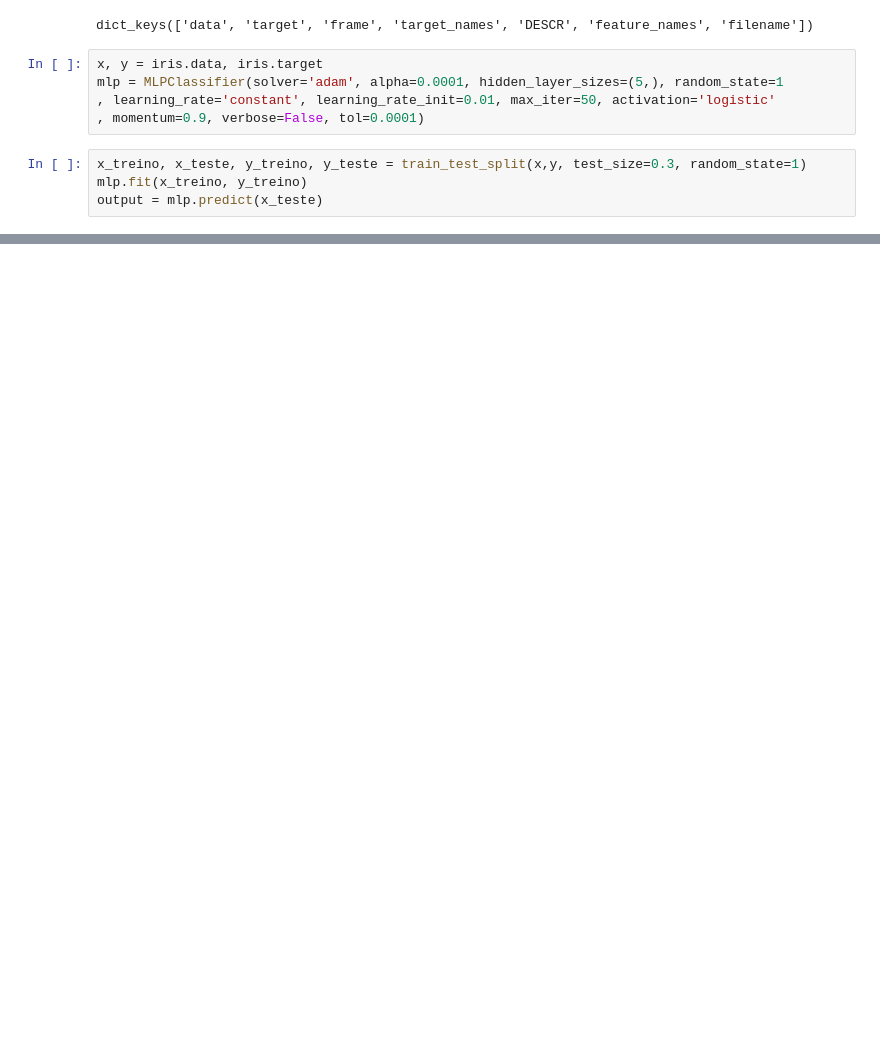
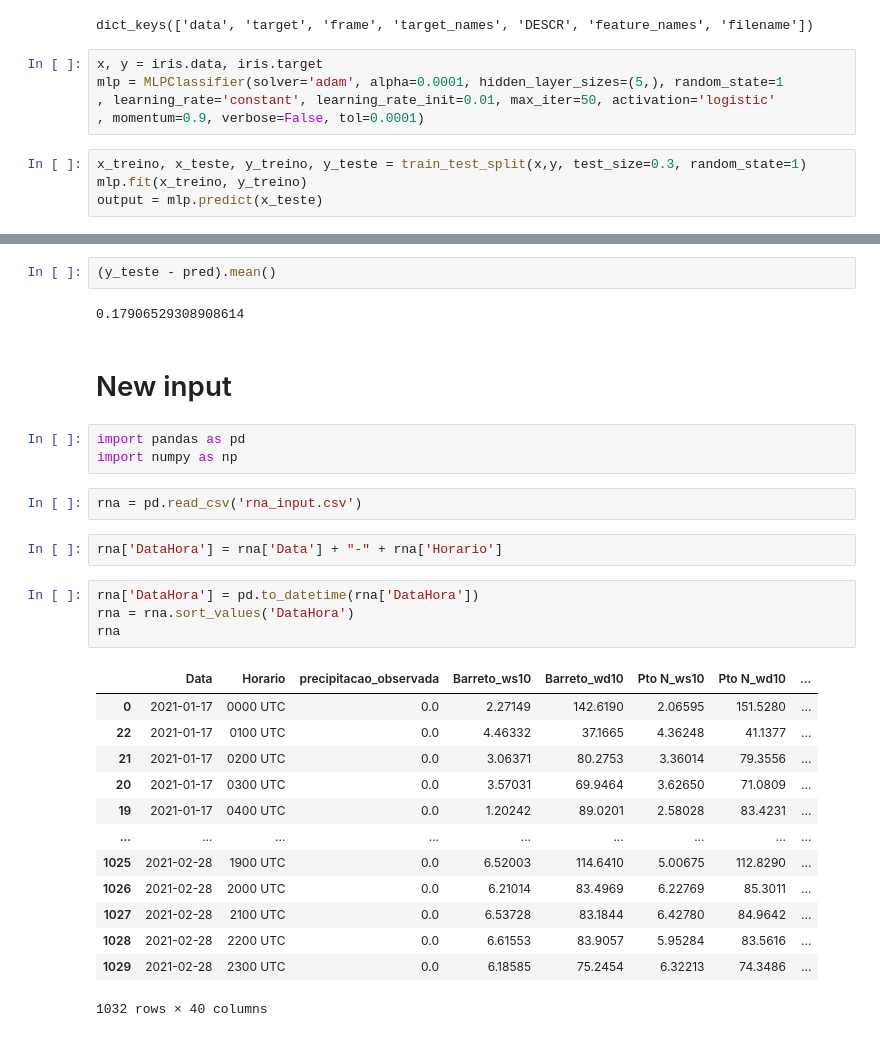
Before and after one commit to g-almeida/Climatology, a Jupyter notebook: PMN/neural0.ipynb, the cells around one changed output, grey strips where cells are left out. Saved outputs shown, nothing was run; the diff lists cells and outputs as text; blank space fills up the shorter version.

```diff
--- a/PMN/neural0.ipynb
+++ b/PMN/neural0.ipynb
@@ -25,0 +135,31 @@ SyntaxError: invalid syntax (<ipython-input-15-fddfd40464bb>, line 4)
+# %%
+(y_teste - pred).mean()
+# %% [output]
+0.17906529308908614
+# %% [markdown]
+# New input
+# %%
+import pandas as pd
+import numpy as np
+# %%
+rna = pd.read_csv('rna_input.csv')
+# %%
+rna['DataHora'] = rna['Data'] + "-" + rna['Horario']
+# %%
+rna['DataHora'] = pd.to_datetime(rna['DataHora'])
+rna = rna.sort_values('DataHora')
+rna
+# %% [output]
+|  | Data | Horario | precipitacao_observada | Barreto_ws10 | Barreto_wd10 | Pto N_ws10 | Pto N_wd10 | ... |
+| 0 | 2021-01-17 | 0000 UTC | 0.0 | 2.27149 | 142.6190 | 2.06595 | 151.5280 | ... |
+| 22 | 2021-01-17 | 0100 UTC | 0.0 | 4.46332 | 37.1665 | 4.36248 | 41.1377 | ... |
+| 21 | 2021-01-17 | 0200 UTC | 0.0 | 3.06371 | 80.2753 | 3.36014 | 79.3556 | ... |
+| 20 | 2021-01-17 | 0300 UTC | 0.0 | 3.57031 | 69.9464 | 3.62650 | 71.0809 | ... |
+| 19 | 2021-01-17 | 0400 UTC | 0.0 | 1.20242 | 89.0201 | 2.58028 | 83.4231 | ... |
+| ... | ... | ... | ... | ... | ... | ... | ... | ... |
+| 1025 | 2021-02-28 | 1900 UTC | 0.0 | 6.52003 | 114.6410 | 5.00675 | 112.8290 | ... |
+| 1026 | 2021-02-28 | 2000 UTC | 0.0 | 6.21014 | 83.4969 | 6.22769 | 85.3011 | ... |
+| 1027 | 2021-02-28 | 2100 UTC | 0.0 | 6.53728 | 83.1844 | 6.42780 | 84.9642 | ... |
+| 1028 | 2021-02-28 | 2200 UTC | 0.0 | 6.61553 | 83.9057 | 5.95284 | 83.5616 | ... |
+| 1029 | 2021-02-28 | 2300 UTC | 0.0 | 6.18585 | 75.2454 | 6.32213 | 74.3486 | ... |
+1032 rows × 40 columns
```
Also changed, not shown: parts of 32 cells of this notebook, 2 other files.
